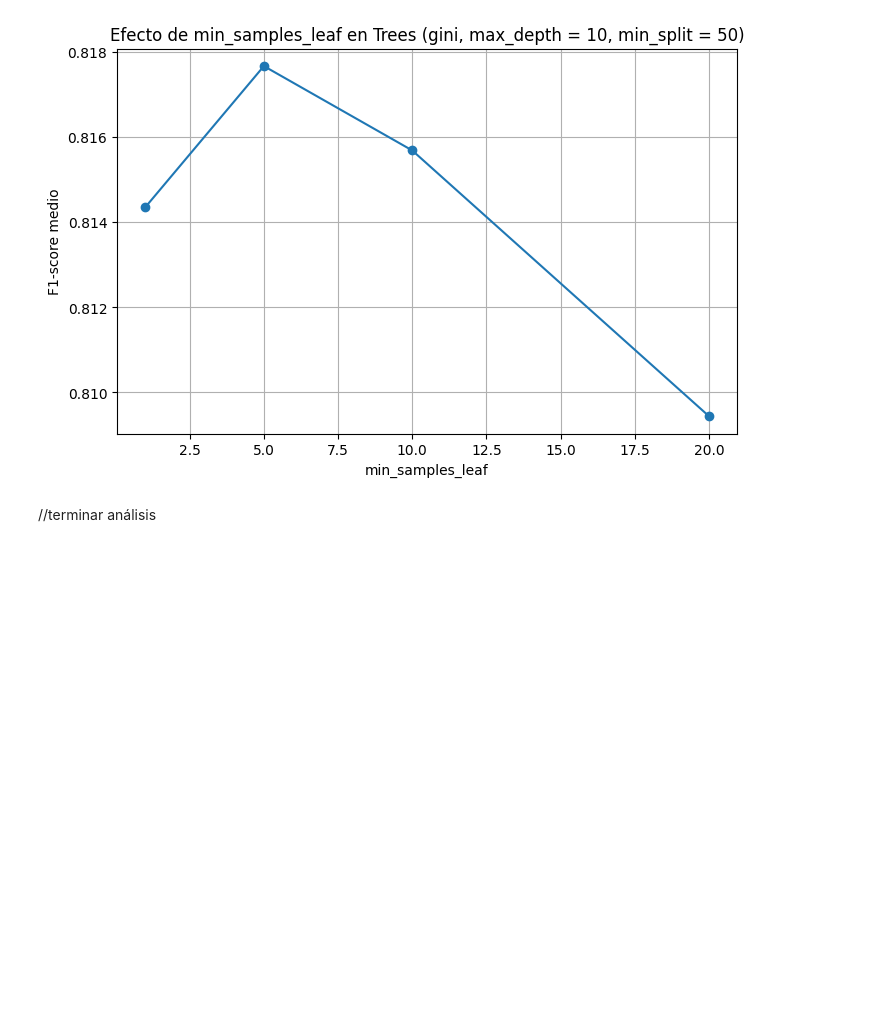
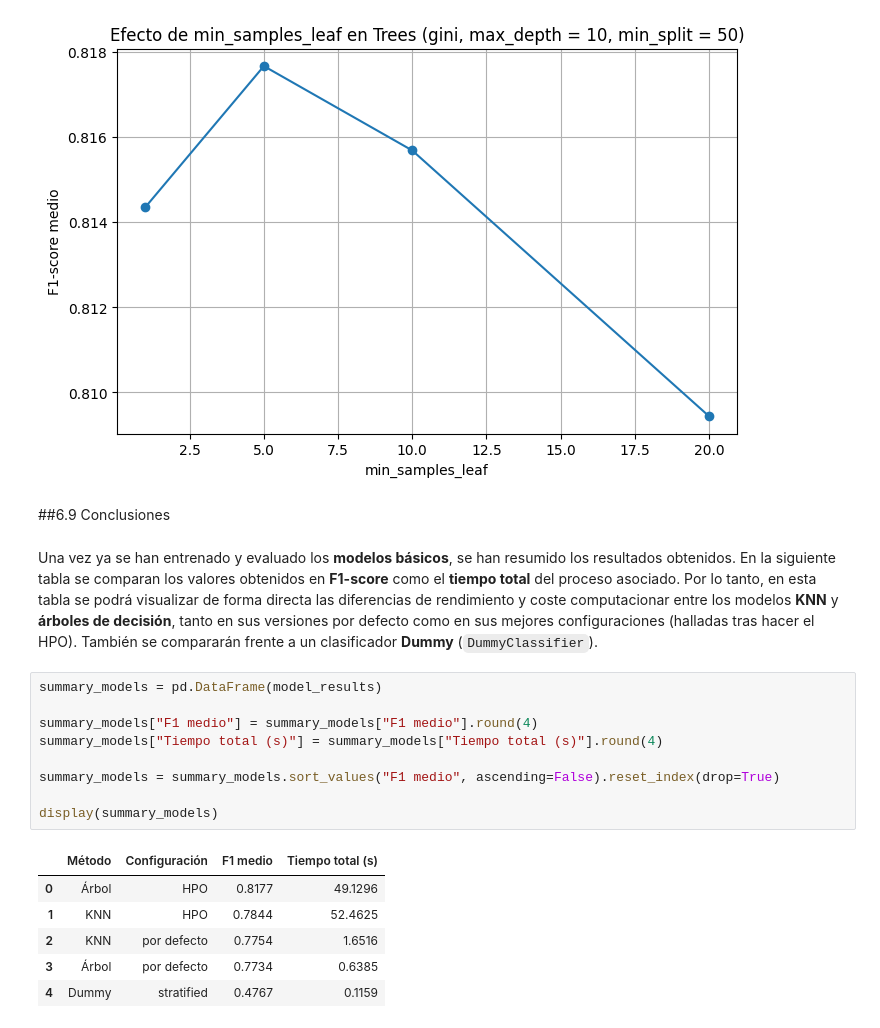
Before and after one commit to 100522401/P1_AA_100522396_100522401, a Jupyter notebook: notebooks/Cuaderno.ipynb, the cells around one changed output. Drawn from its saved outputs; the diff is of its cells as text; blank space fills up the shorter version.

```diff
--- a/notebooks/Cuaderno.ipynb
+++ b/notebooks/Cuaderno.ipynb
@@ -1067,5 +1114,23 @@ plt.grid(True)
 plt.show()
 # %% [output]
 [figure]
-# %% [markdown]
-//terminar análisis
+# %% [markdown]
+##6.9 Conclusiones
+# %% [markdown]
+Una vez ya se han entrenado y evaluado los **modelos básicos**, se han resumido los resultados obtenidos. En la siguiente tabla se comparan los valores obtenidos en **F1-score** como el **tiempo total** del proceso asociado. Por lo tanto, en esta tabla se podrá visualizar de forma directa las diferencias de rendimiento y coste computacionar entre los modelos **KNN** y **árboles de decisión**, tanto en sus versiones por defecto como en sus mejores configuraciones (halladas tras hacer el HPO). También se compararán frente a un clasificador **Dummy** (`DummyClassifier`).
+# %%
+summary_models = pd.DataFrame(model_results)
+
+summary_models["F1 medio"] = summary_models["F1 medio"].round(4)
+summary_models["Tiempo total (s)"] = summary_models["Tiempo total (s)"].round(4)
+
+summary_models = summary_models.sort_values("F1 medio", ascending=False).reset_index(drop=True)
+
+display(summary_models)
+# %% [output]
+|  | Método | Configuración | F1 medio | Tiempo total (s) |
+| 0 | Árbol | HPO | 0.8177 | 49.1296 |
+| 1 | KNN | HPO | 0.7844 | 52.4625 |
+| 2 | KNN | por defecto | 0.7754 | 1.6516 |
+| 3 | Árbol | por defecto | 0.7734 | 0.6385 |
+| 4 | Dummy | stratified | 0.4767 | 0.1159 |
```
Also changed, not shown: parts of 28 cells of this notebook.
